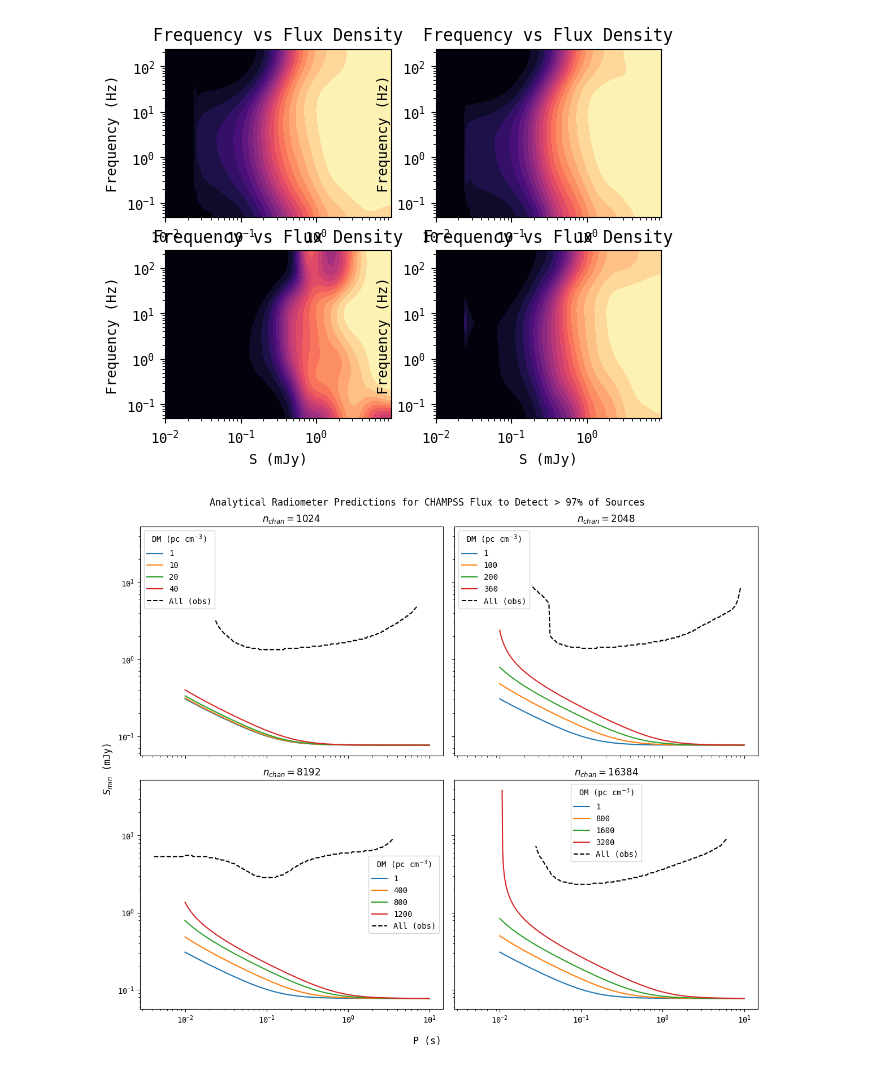
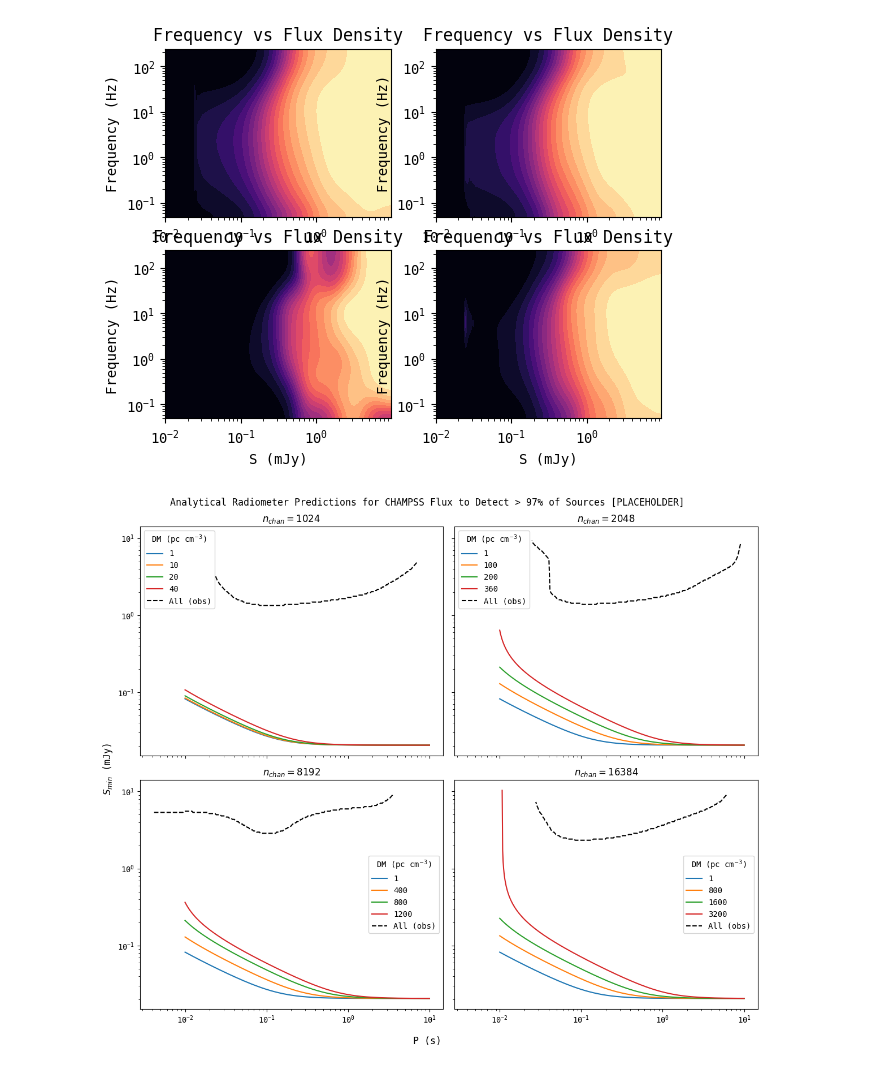
Before and after one commit to chime-sps/Transmissivity, a Jupyter notebook: results/sensitivity_dropoff.ipynb, the cells around one changed output. Cells and saved outputs as stored; diff of their text form; code cells hidden in the pictures.

```diff
--- a/results/sensitivity_dropoff.ipynb
+++ b/results/sensitivity_dropoff.ipynb
@@ -313,7 +313,7 @@ def get_intrachannel_time(DM, maxDM):
 
     return t_intrachannel
 
-def radiometer(f, DM, SNR, FWHM, maxDM, Ndays = 1):
+def radiometer(f, DM, SNR, FWHM, maxDM, Ndays = 14):
 
     FWHM /= f #in s
     tau = Ndays * 10 * 60
@@ -488,32 +490,33 @@ ax = ax.flatten()
 
 for i in range(len(maxDMs)):
     Scurve = get_Scurve(f, DMs[i], maxDMs[i])
 
     for j in range(len(DMs[i])):
         ax[i].plot(P, Scurve[j], label = DMs[i, j])
 
 
     ax[i].plot(1/f_bins[:-1], Smins[i], 'k--', label = 'All (obs)')
     ax[i].legend(title = r'DM (pc cm$^{-3}$)')
 
 
 ax[0].set_xscale('log')
 ax[0].set_title(r'$n_{chan} = 1024$')
 
 ax[1].set_xscale('log')
 ax[1].set_title(r'$n_{chan} = 2048$')
 
 ax[2].set_xscale('log')
 ax[2].set_title(r'$n_{chan} = 8192$')
 
 ax[3].set_xscale('log')
 ax[3].set_title(r'$n_{chan} = 16384$')
 ax[3].set_yscale('log')
 
 fig.supylabel('$S_{min}$ (mJy)')
 fig.supxlabel('P (s)')
-fig.suptitle('Analytical Radiometer Predictions for CHAMPSS Flux to Detect > 97% of Sources')
+fig.suptitle('Analytical Radiometer Predictions for CHAMPSS Flux to \
+Detect > 97% of Sources [PLACEHOLDER]')
 
 plt.tight_layout()
 # %% [output]
-[figure, old version]
+[figure, new version]
```
Also changed, not shown: parts of 1 cell of this notebook.
